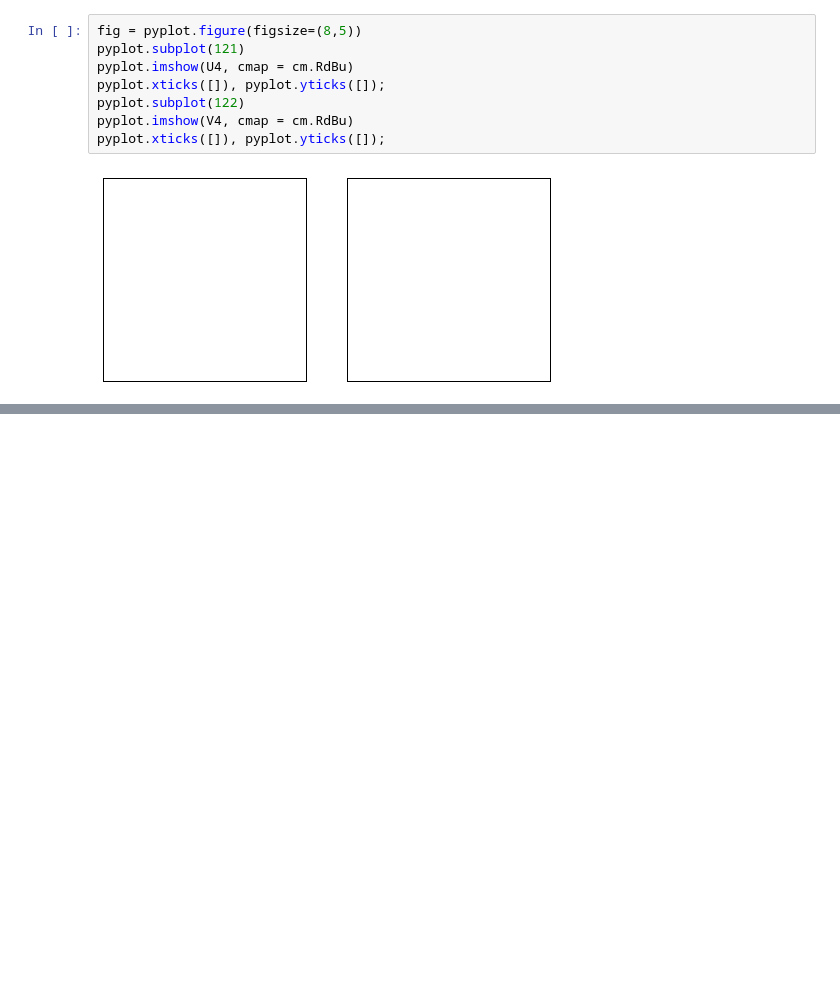
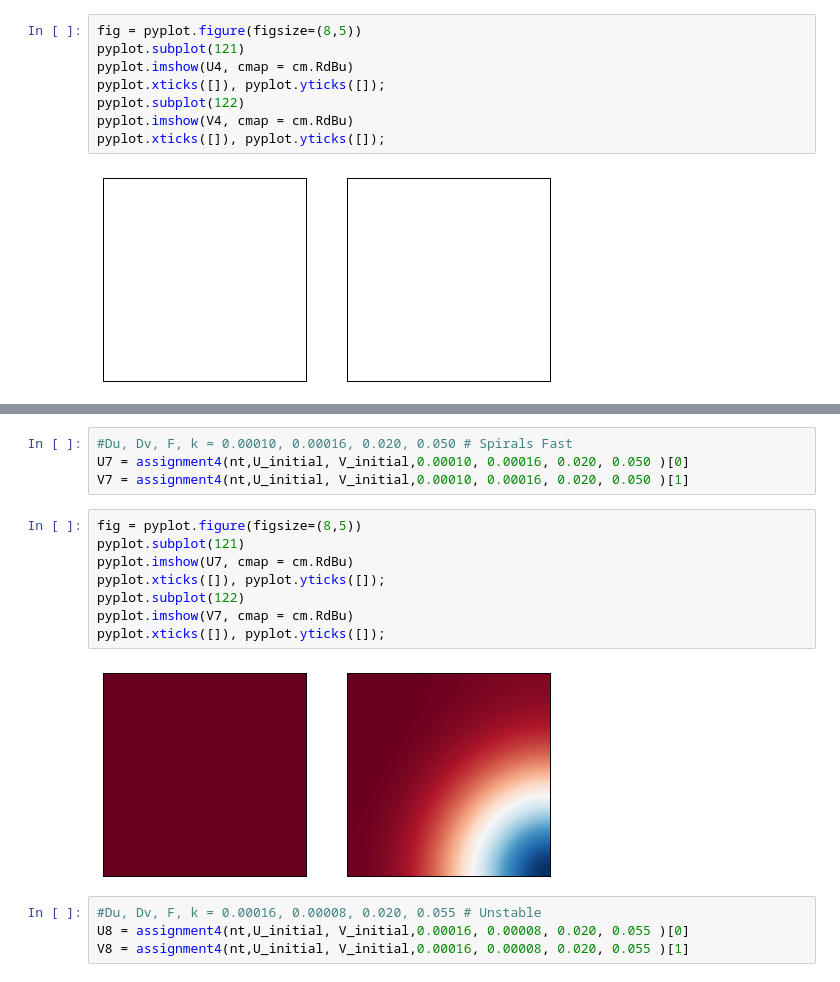
Before and after one commit to iamisrapel/MAE6286, a Jupyter notebook: 04_assignment.ipynb, the cells around one changed output, grey strips where cells are left out. Drawn from its saved outputs; the diff is of its cells as text; blank space fills up the shorter version.

```diff
--- a/04_assignment.ipynb
+++ b/04_assignment.ipynb
@@ -228,0 +218,18 @@ array([[ nan,  nan,  nan, ...,  nan,  nan,  nan],
+# %%
+#Du, Dv, F, k = 0.00010, 0.00016, 0.020, 0.050 # Spirals Fast
+U7 = assignment4(nt,U_initial, V_initial,0.00010, 0.00016, 0.020, 0.050 )[0]
+V7 = assignment4(nt,U_initial, V_initial,0.00010, 0.00016, 0.020, 0.050 )[1]
+# %%
+fig = pyplot.figure(figsize=(8,5))
+pyplot.subplot(121)
+pyplot.imshow(U7, cmap = cm.RdBu)
+pyplot.xticks([]), pyplot.yticks([]);
+pyplot.subplot(122)
+pyplot.imshow(V7, cmap = cm.RdBu)
+pyplot.xticks([]), pyplot.yticks([]);
+# %% [output]
+[figure, added]
+# %%
+#Du, Dv, F, k = 0.00016, 0.00008, 0.020, 0.055 # Unstable
+U8 = assignment4(nt,U_initial, V_initial,0.00016, 0.00008, 0.020, 0.055 )[0]
+V8 = assignment4(nt,U_initial, V_initial,0.00016, 0.00008, 0.020, 0.055 )[1]
```
Also changed, not shown: parts of 32 cells of this notebook.
